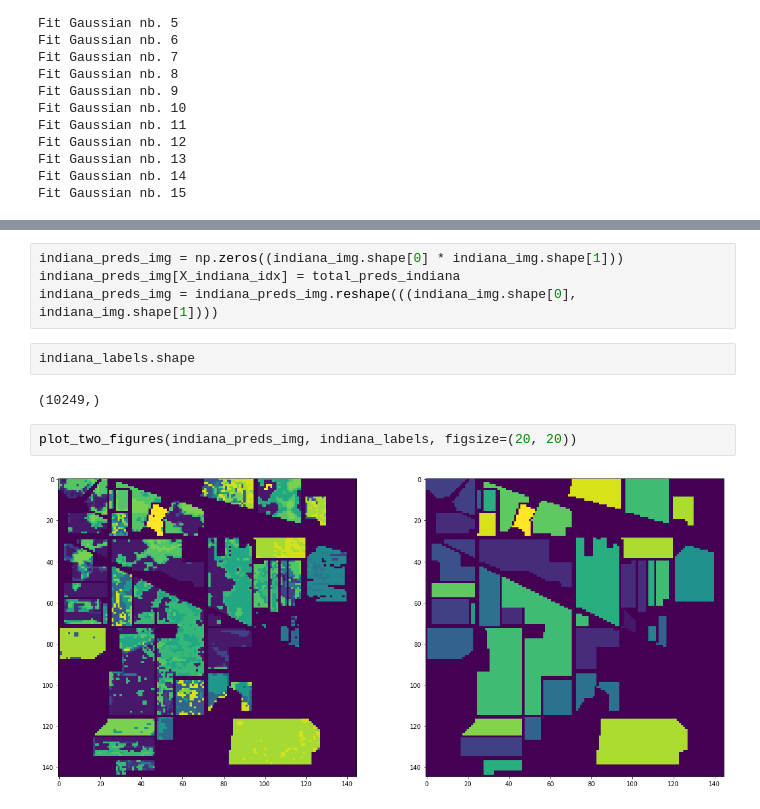
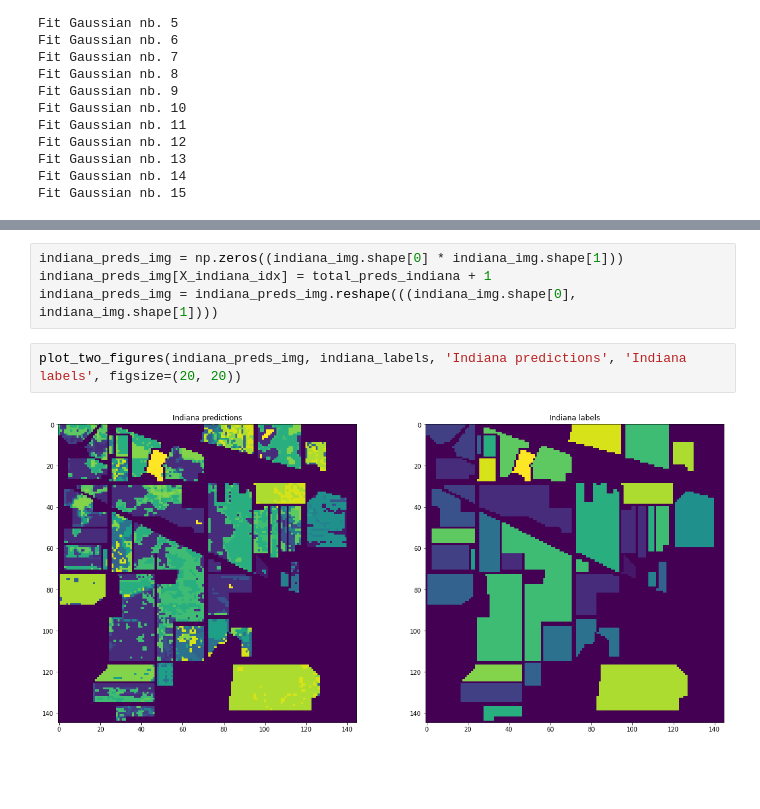
Before and after one commit to SabineHU/projet-IML, a Jupyter notebook: src/GaussianNaiveBayes.ipynb, the cells around one changed output, grey strips where cells are left out. Cells and saved outputs as stored; diff of their text form; blank space fills up the shorter version.

```diff
--- a/src/GaussianNaiveBayes.ipynb
+++ b/src/GaussianNaiveBayes.ipynb
@@ -433,13 +463,9 @@ total_preds_indiana = indiana_model_naive_bayes.predict(X_indiana_reduced)
 # %%
 indiana_preds_img = np.zeros((indiana_img.shape[0] * indiana_img.shape[1]))
-indiana_preds_img[X_indiana_idx] = total_preds_indiana
+indiana_preds_img[X_indiana_idx] = total_preds_indiana + 1
 indiana_preds_img = indiana_preds_img.reshape(((indiana_img.shape[0], indiana_img.shape[1])))
-# %%
-indiana_labels.shape
-# %% [output]
-(10249,)
 # %%
-plot_two_figures(indiana_preds_img, indiana_labels, figsize=(20, 20))
+plot_two_figures(indiana_preds_img, indiana_labels, 'Indiana predictions', 'Indiana labels', figsize=(20, 20))
 # %% [output]
-[figure, old version]
+[figure, new version]
 # %%
```
Also changed, not shown: parts of 48 cells of this notebook, 3 other files.
